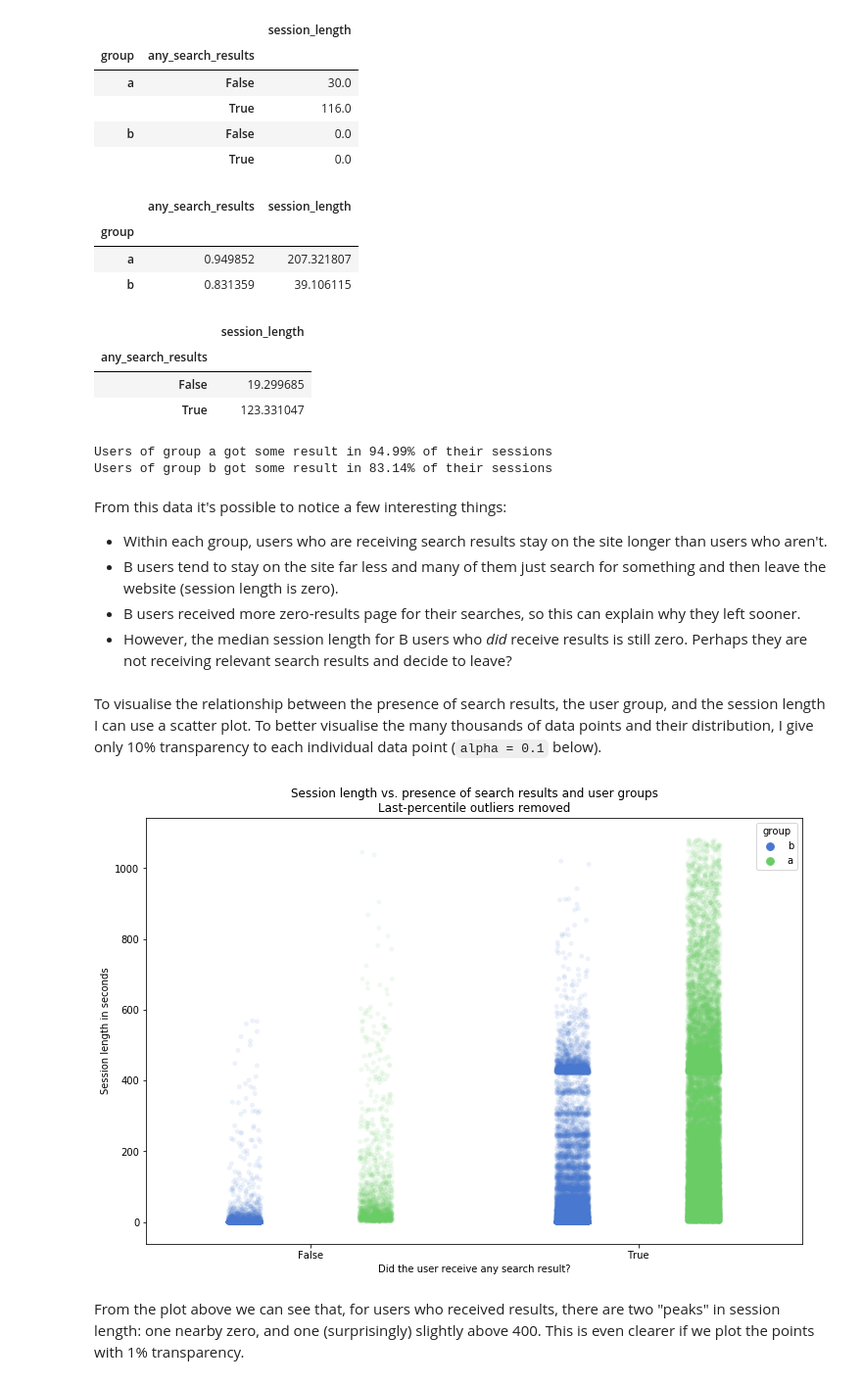
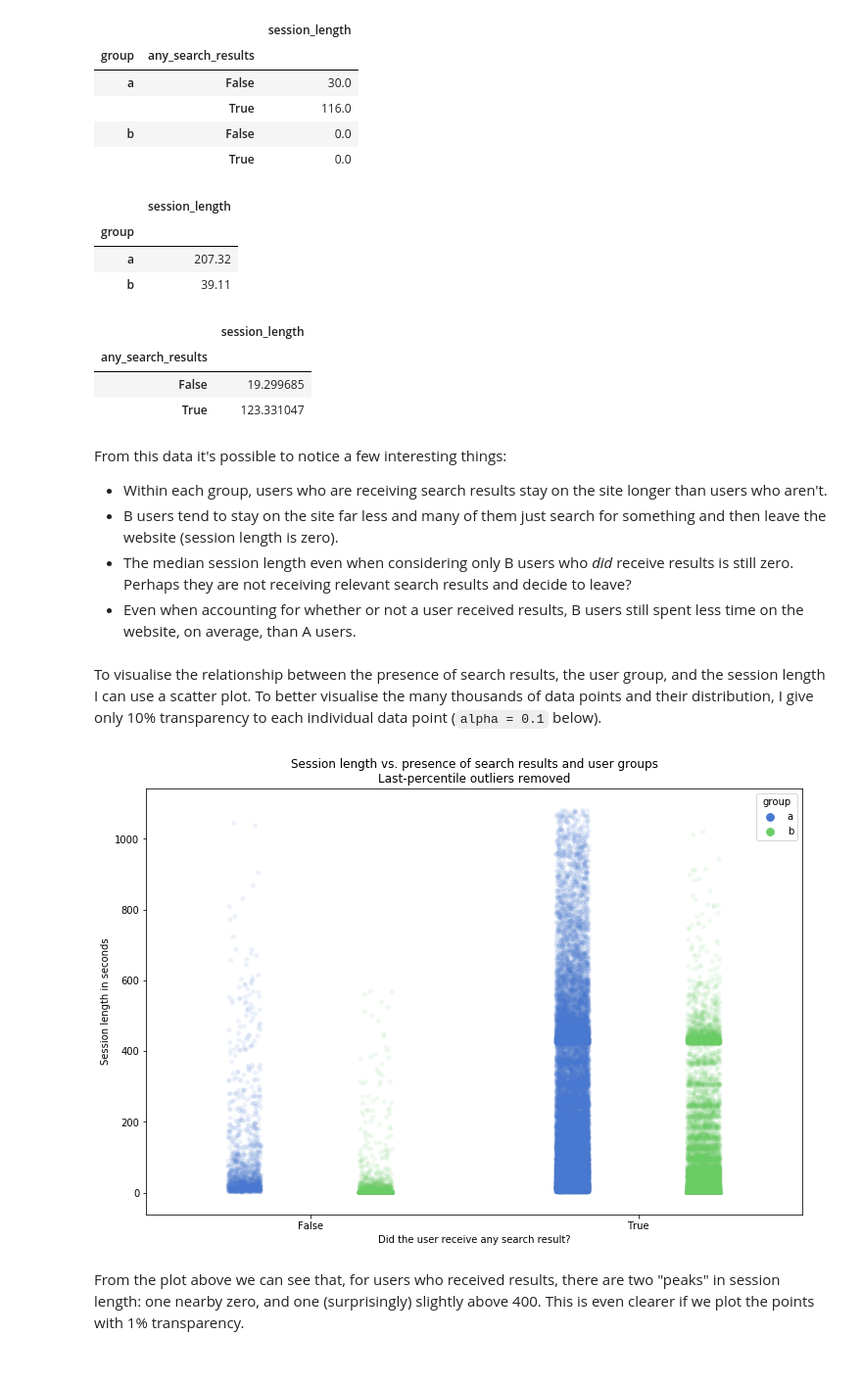
Before and after one commit to armineminasyan/wikimedia-test, a Jupyter notebook: answers-and-code.ipynb, the cells around one changed output. Shown: that part at 98% size. Cells and saved outputs as stored; diff of their text form; code cells hidden in the pictures.

```diff
--- a/answers-and-code.ipynb
+++ b/answers-and-code.ipynb
@@ -681,6 +632,18 @@ To prove this hypothesis, I construct a dataset containing, for each session tha
 # %%
+# Given a session as a group of rows, and given
+# the new dataframe I am building (variable df),
+# if the session has at least one search query
+# compute the relevant metrics and append them
+# at the end of the new dataframe.
 def add_session(df, session):
+    # I put here the metrics I am computing:
+    # * user group
+    # * whether some search gave results
+    # * session length
     values = []
+
+    # All search result pages shown to the user
+    # during this session
     searches = session[session.action == 'searchResultPage']
 
     # The user did not search during this session
@@ -691,7 +654,7 @@ def add_session(df, session):
     values.append(session.iloc[0].group)
 
     # Any search result page with >0 results
-    searches_with_results = searches[(searches.n_results > 0)]
+    searches_with_results = searches[searches.n_results > 0]
     values.append(len(searches_with_results) > 0)
 
     # Session length in seconds
@@ -763,12 +728,12 @@ res_grp.median()
 |  | True | 0.0 |
 # %%
 # Average session length by group only:
-res_clean.groupby('group').mean()
+res_clean.groupby('group').mean().round(2)[['session_length']]
 # %% [output]
-|  | any_search_results | session_length |
-| group |  |  |
-| a | 0.949852 | 207.321807 |
-| b | 0.831359 | 39.106115 |
+|  | session_length |
+| group |  |
+| a | 207.32 |
+| b | 39.11 |
 # %%
 # Average session length by results only:
 res_clean.groupby('any_search_results').mean()
@@ -777,35 +742,24 @@ res_clean.groupby('any_search_results').mean()
 | any_search_results |  |
 | False | 19.299685 |
 | True | 123.331047 |
-# %%
-# Users og group B spend less time on the website, but can it be because
-# they receive fewer results to their queries?
-for grp in ['a', 'b']:
-    n_sessions = len(res_clean[res_clean.group == grp])
-    n_sessions_with_results = len(res_clean[(res_clean.group == grp) & (res_clean.any_search_results)])
-    pct = 100 * n_sessions_with_results / n_sessions
-    print("Users of group {} got some result in {:.2f}% of their sessions".format(grp, pct))
-# %% [output]
-Users of group a got some result in 94.99% of their sessions
-Users of group b got some result in 83.14% of their sessions
 # %% [markdown]
 From this data it's possible to notice a few interesting things:
 * Within each group, users who are receiving search results stay on the site longer than users who aren't.
 * B users tend to stay on the site far less and many of them just search for something and then leave the website (session length is zero).
-* B users received more zero-results page for their searches, so this can explain why they left sooner.
-* However, the median session length for B users who *did* receive results is still zero. Perhaps they are not receiving relevant search results and decide to leave?
+* The median session length even when considering only B users who *did* receive results is still zero. Perhaps they are not receiving relevant search results and decide to leave?
+* Even when accounting for whether or not a user received results, B users still spent less time on the website, on average, than A users.
 # %% [markdown]
 To visualise the relationship between the presence of search results, the user group, and the session length I can use a scatter plot.
 To better visualise the many thousands of data points and their distribution, I give only 10% transparency to each individual data point (`alpha = 0.1` below).
 # %%
 fig, ax = plt.subplots(figsize = (12, 8))
-sns.catplot(x = 'any_search_results', y = 'session_length', hue = 'group', alpha = 0.1, data = res_clean, dodge = True, ax = ax)
+sns.catplot(x = 'any_search_results', y = 'session_length', hue = 'group', hue_order = ['a', 'b'], alpha = 0.1, data = res_clean, dodge = True, ax = ax)
 ax.set_title('Session length vs. presence of search results and user groups\nLast-percentile outliers removed')
 ax.set_xlabel('Did the user receive any search result?')
 ax.set_ylabel('Session length in seconds')
 plt.close(2)
 # %% [output]
-[figure, old version]
+[figure, new version]
 # %% [markdown]
 From the plot above we can see that, for users who received results, there are two "peaks" in session length: one nearby zero, and one (surprisingly) slightly above 400.
 This is even clearer if we plot the points with 1% transparency.
```
Also changed, not shown: parts of 14 cells of this notebook.
